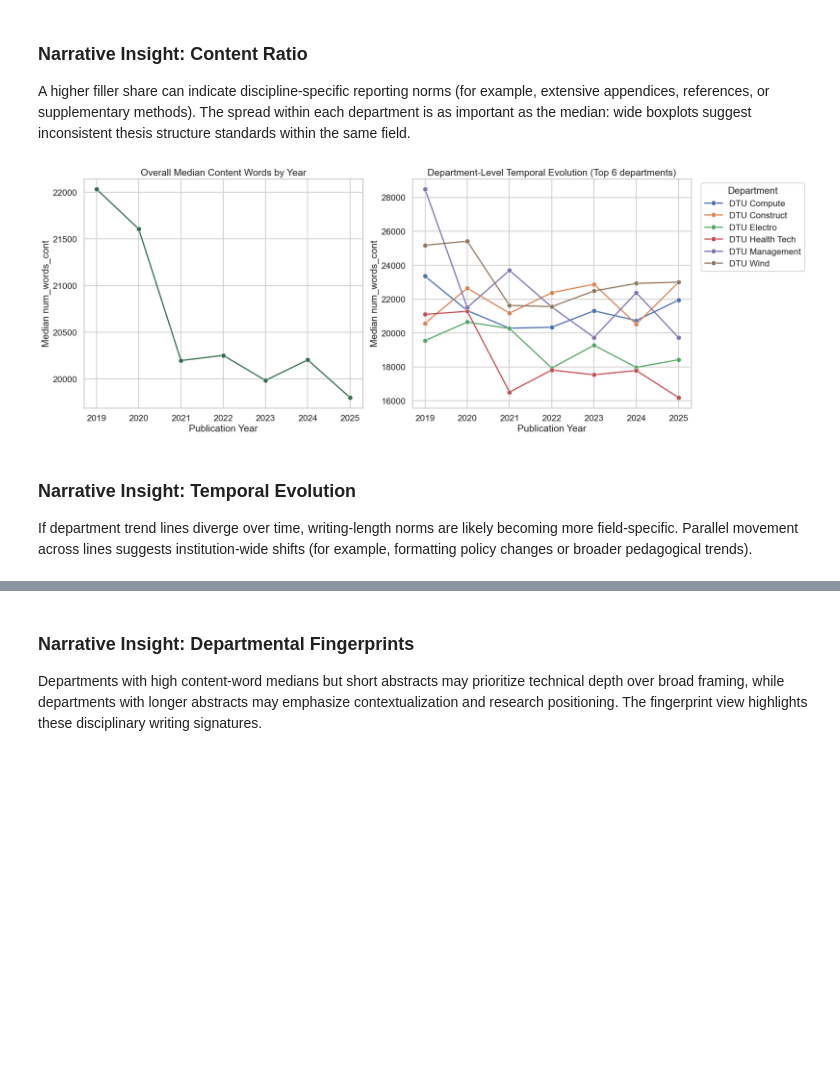
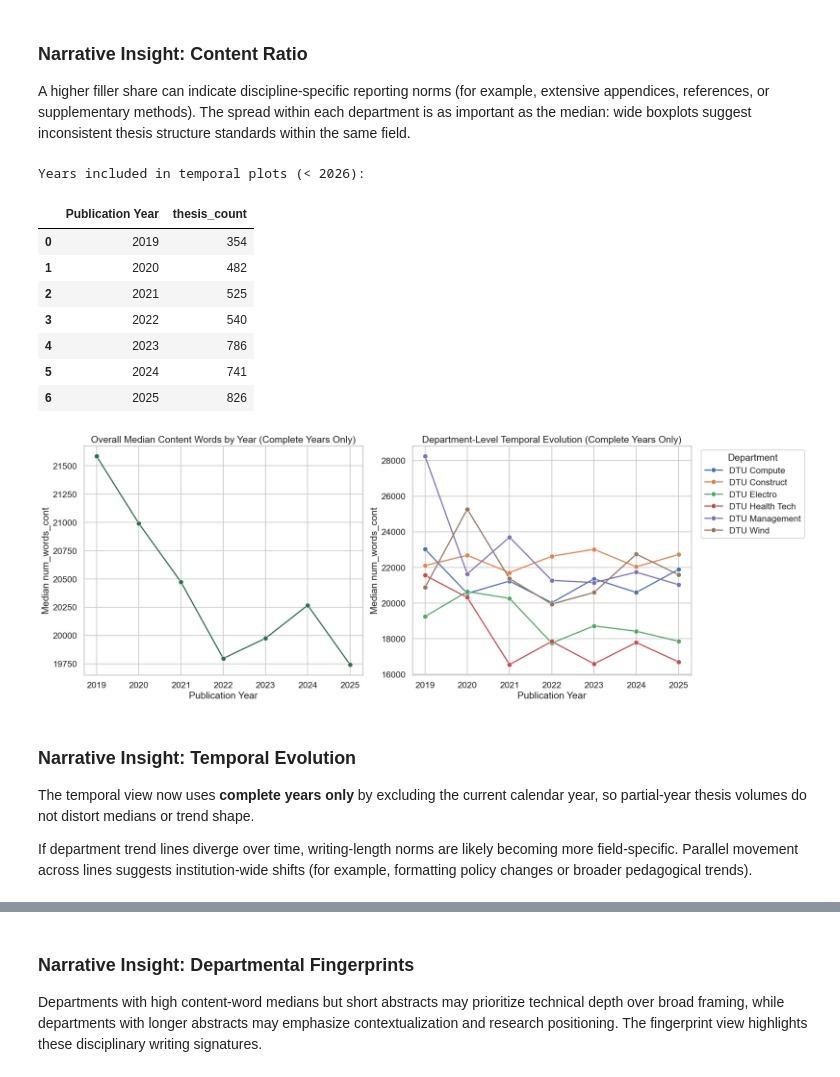
Before and after one commit to OliverKviat/Thesis_OCR, a Jupyter notebook: exstraction_more_from_pdf/master_thesis_metrics_analysis.ipynb, the cells around one changed output, grey strips where cells are left out. Saved outputs shown, nothing was run; the diff lists cells and outputs as text; code cells hidden in the pictures; blank space fills up the shorter version.

```diff
--- a/exstraction_more_from_pdf/master_thesis_metrics_analysis.ipynb
+++ b/exstraction_more_from_pdf/master_thesis_metrics_analysis.ipynb
@@ -208,35 +322,62 @@ display(dept_filler.head(10))
 A higher filler share can indicate discipline-specific reporting norms (for example, extensive appendices, references, or supplementary methods). The spread within each department is as important as the median: wide boxplots suggest inconsistent thesis structure standards within the same field.
 # %%
 # 3B) Temporal evolution of thesis length
+from datetime import datetime
+
+# Exclude in-progress publication years (the current calendar year) to reduce partial-year skew
+current_year = datetime.now().year
+temporal_df = analysis_df[analysis_df["Publication Year"] < current_year].copy()
+
+year_counts_temporal = (
+    temporal_df["Publication Year"]
+    .value_counts()
+    .sort_index()
+    .rename_axis("Publication Year")
+    .reset_index(name="thesis_count")
+)
+print(f"Years included in temporal plots (< {current_year}):")
+display(year_counts_temporal)
+
 yearly_overall = (
-    analysis_df.groupby("Publication Year", as_index=False)["num_words_cont"]
+    temporal_df.groupby("Publication Year", as_index=False)["num_words_cont"]
     .median()
     .sort_values("Publication Year")
 )
 
-top6_depts = analysis_df["Department_new"].value_counts().head(6).index
+top6_depts = temporal_df["Department_new"].value_counts().head(6).index
 yearly_dept = (
-    analysis_df[analysis_df["Department_new"].isin(top6_depts)]
+    temporal_df[temporal_df["Department_new"].isin(top6_depts)]
     .groupby(["Publication Year", "Department_new"], as_index=False)["num_words_cont"]
     .median()
 )
 
 fig, axes = plt.subplots(1, 2, figsize=(20, 7), constrained_layout=True)
 sns.lineplot(data=yearly_overall, x="Publication Year", y="num_words_cont", marker="o", ax=axes[0], color="#2f6f4e")
-axes[0].set_title("Overall Median Content Words by Year")
+axes[0].set_title("Overall Median Content Words by Year (Complete Years Only)")
 axes[0].set_ylabel("Median num_words_cont")
 
 sns.lineplot(data=yearly_dept, x="Publication Year", y="num_words_cont", hue="Department_new", marker="o", ax=axes[1])
-axes[1].set_title("Department-Level Temporal Evolution (Top 6 departments)")
+axes[1].set_title("Department-Level Temporal Evolution (Complete Years Only)")
 axes[1].set_ylabel("Median num_words_cont")
 axes[1].legend(title="Department", bbox_to_anchor=(1.02, 1), loc="upper left")
 
 plt.show()
 # %% [output]
+Years included in temporal plots (< 2026):
+|  | Publication Year | thesis_count |
+| 0 | 2019 | 354 |
+| 1 | 2020 | 482 |
+| 2 | 2021 | 525 |
+| 3 | 2022 | 540 |
+| 4 | 2023 | 786 |
+| 5 | 2024 | 741 |
+| 6 | 2025 | 826 |
-[figure, old version]
+[figure, new version]
 # %% [markdown]
 ### Narrative Insight: Temporal Evolution
 
+The temporal view now uses **complete years only** by excluding the current calendar year, so partial-year thesis volumes do not distort medians or trend shape.
+
 If department trend lines diverge over time, writing-length norms are likely becoming more field-specific. Parallel movement across lines suggests institution-wide shifts (for example, formatting policy changes or broader pedagogical trends).
 # %%
 # 3C) Departmental fingerprinting
```
Also changed, not shown: parts of 9 cells of this notebook, 8 other files.
